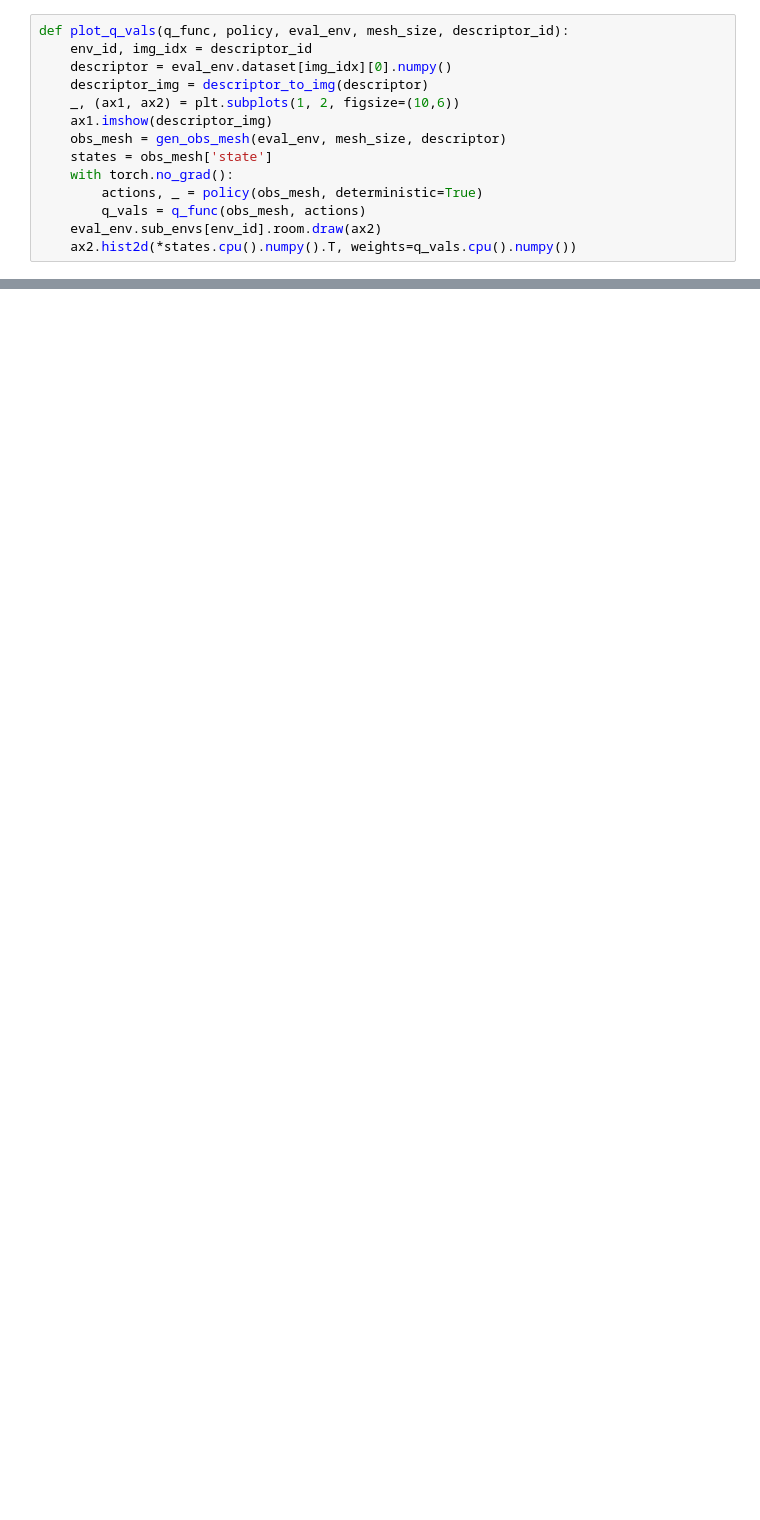
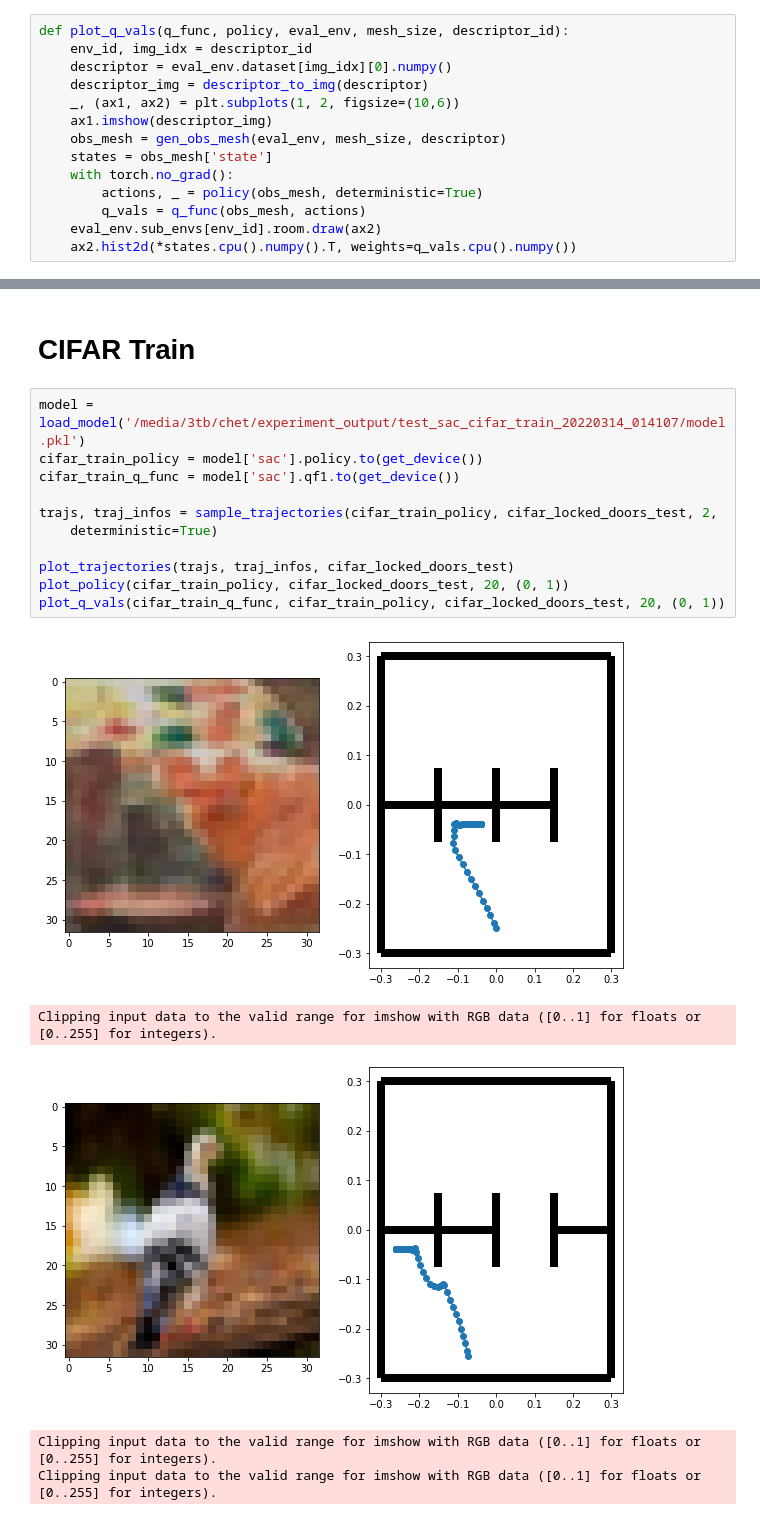
Before and after one commit to chethus/CQL, a Jupyter notebook: visualizations.ipynb, the cells around one changed output, grey strips where cells are left out. Cells and saved outputs as stored; diff of their text form; blank space fills up the shorter version.

```diff
--- a/visualizations.ipynb
+++ b/visualizations.ipynb
@@ -122,0 +142,19 @@ Clipping input data to the valid range for imshow with RGB data ([0..1] for floa
+# %% [markdown]
+# CIFAR Train
+# %%
+model = load_model('/media/3tb/chet/experiment_output/test_sac_cifar_train_20220314_014107/model.pkl')
+cifar_train_policy = model['sac'].policy.to(get_device())
+cifar_train_q_func = model['sac'].qf1.to(get_device())
+
+trajs, traj_infos = sample_trajectories(cifar_train_policy, cifar_locked_doors_test, 2,
+    deterministic=True)
+
+plot_trajectories(trajs, traj_infos, cifar_locked_doors_test)
+plot_policy(cifar_train_policy, cifar_locked_doors_test, 20, (0, 1))
+plot_q_vals(cifar_train_q_func, cifar_train_policy, cifar_locked_doors_test, 20, (0, 1))
+# %% [output]
+[figure, added]
+Clipping input data to the valid range for imshow with RGB data ([0..1] for floats or [0..255] for integers).
+[figure, added]
+Clipping input data to the valid range for imshow with RGB data ([0..1] for floats or [0..255] for integers).
+Clipping input data to the valid range for imshow with RGB data ([0..1] for floats or [0..255] for integers).
```
Also changed, not shown: parts of 21 cells of this notebook, 3 other files.
